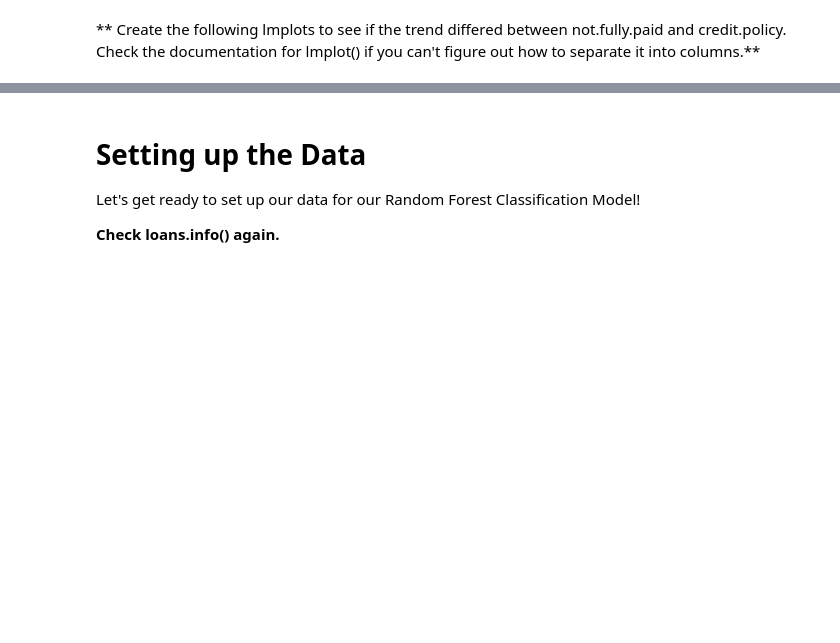
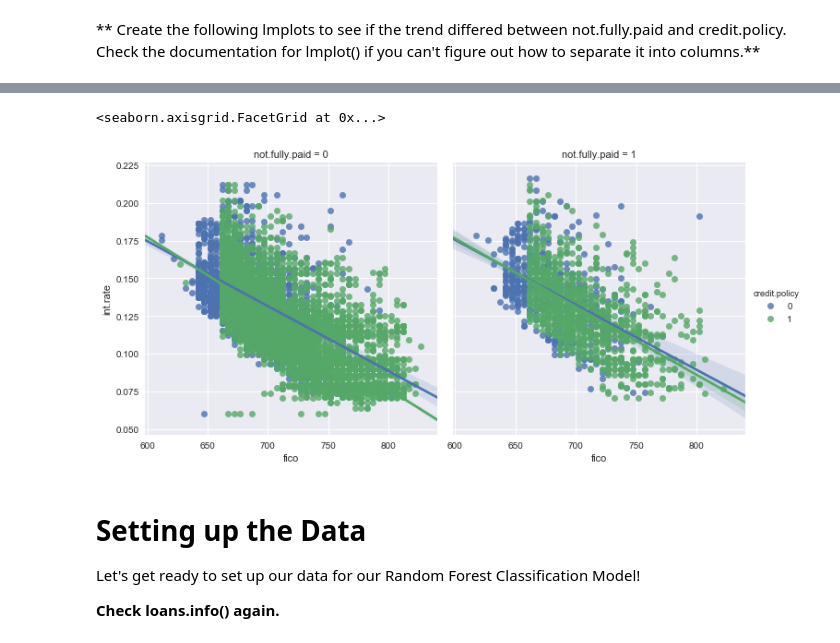
Before and after one commit to Helga/LendingClub_Loan_Modeling, a Jupyter notebook: DecisionTree_RandomForest.ipynb, the cells around one changed output, grey strips where cells are left out. Drawn from its saved outputs; the diff is of its cells as text; code cells hidden in the pictures; blank space fills up the shorter version.

Commit message:
adding plots

```diff
--- a/DecisionTree_RandomForest.ipynb
+++ b/DecisionTree_RandomForest.ipynb
@@ -30,7 +30,7 @@ import matplotlib.pyplot as plt
 
 ** Use pandas to read loan_data.csv as a dataframe called loans.**
 # %%
-d = pd.read_csv("loan_data.csv")
+d = pd.read_csv("data/loan_data.csv")
 # %% [markdown]
 ** Check out the info(), head(), and describe() methods on loans.**
 # %%
@@ -146,3 +141,8 @@ sns.jointplot(x='fico', y='int.rate', data=d, color='red')
+# %%
+sns.lmplot(x="fico", y="int.rate", data = d,col="not.fully.paid", hue="credit.policy")
+# %% [output]
+<seaborn.axisgrid.FacetGrid at 0x...>
+[figure, added]
 # %% [markdown]
 # Setting up the Data
 
```
Also changed, not shown: parts of 5 cells of this notebook, 1 other file.
